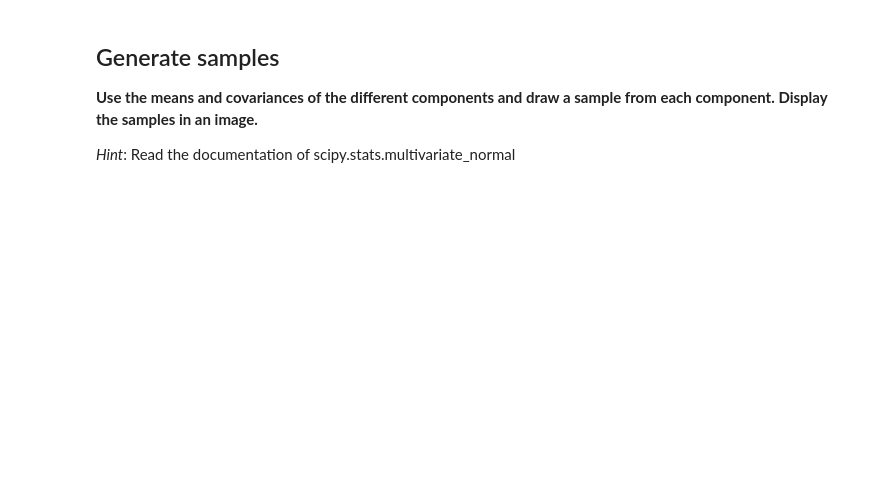
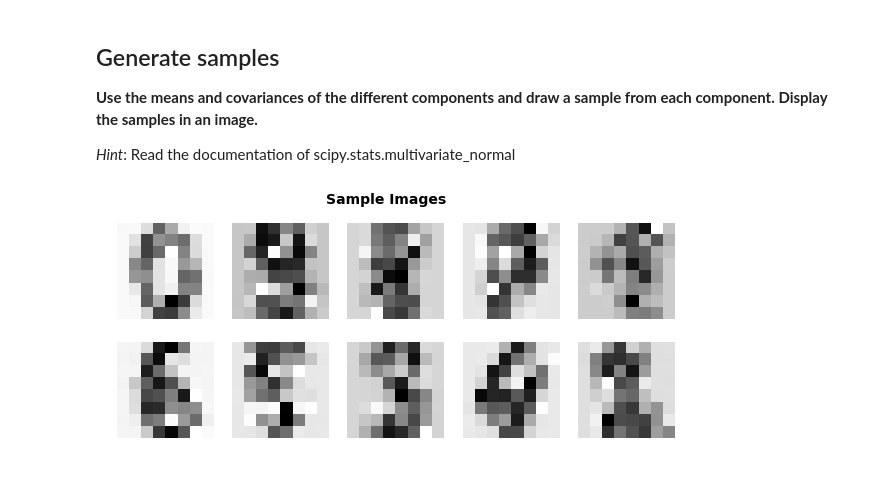
Before and after one commit to pietergoos/Stellenbosch-University, a Jupyter notebook: CS315 Machine Learn/Assignment3/assign3.ipynb, the cells around one changed output. Cells and saved outputs as stored; diff of their text form; code cells hidden in the pictures; blank space fills up the shorter version.

```diff
--- a/CS315 Machine Learn/Assignment3/assign3.ipynb
+++ b/CS315 Machine Learn/Assignment3/assign3.ipynb
@@ -273,3 +302,13 @@ display(Image(filename='./wm_GMM.png'))
 **Use the means and covariances of the different components and draw a sample from each component. Display the samples in an image.**
 
 *Hint*: Read the documentation of scipy.stats.multivariate_normal
+# %%
+def gen_samples(mean, covar):
+    samples = [multivariate_normal.rvs(mean=mean[i], cov=covar[i]) for i in np.arange(10)]
+    return samples
+# %%
+gmm_cov = gmm.covars_
+sampl = gen_samples(gmm_means, gmm_cov)
+plot_digits(sampl, "Sample Images")
+# %% [output]
+[figure, added]
```
Also changed, not shown: parts of 9 cells of this notebook, 4 other files.
